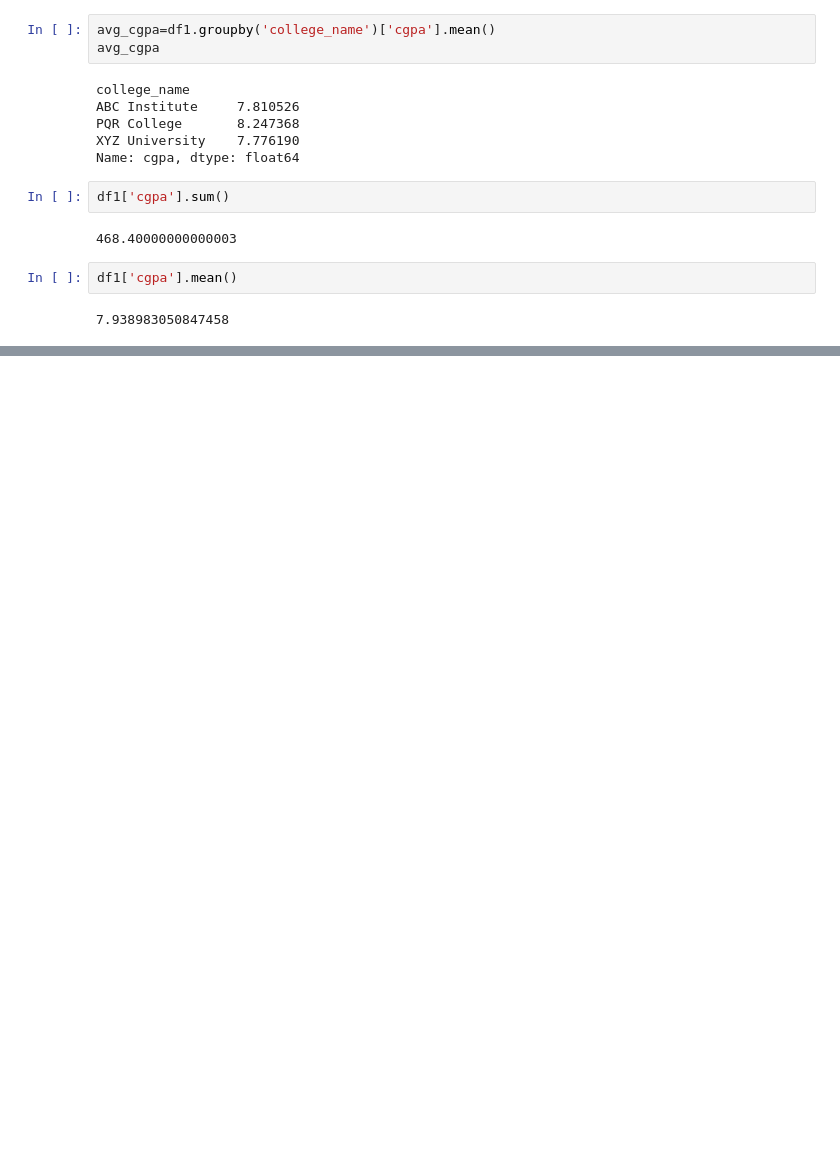
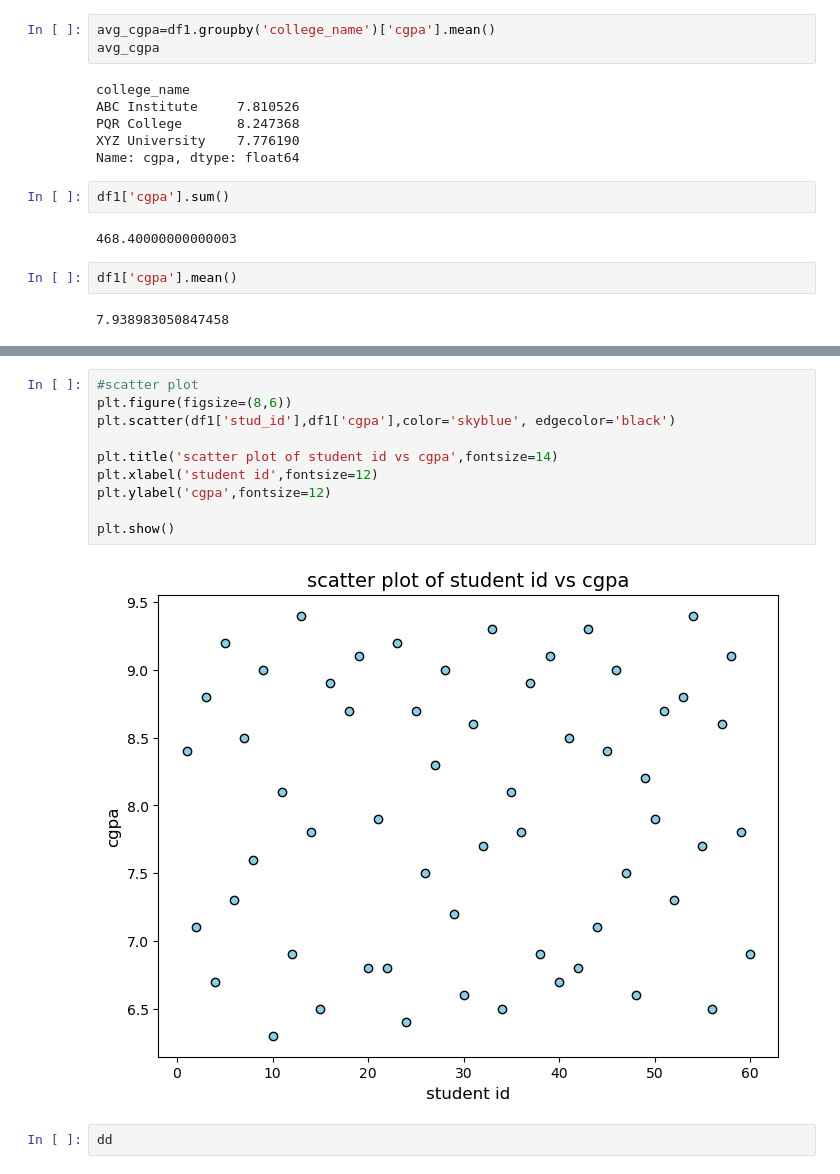
Before and after one commit to sairajh01/mllab, a Jupyter notebook: pandasexamplelab.ipynb, the cells around one changed output, grey strips where cells are left out. Saved outputs shown, nothing was run; the diff lists cells and outputs as text; blank space fills up the shorter version.

```diff
--- a/pandasexamplelab.ipynb
+++ b/pandasexamplelab.ipynb
@@ -390,0 +398,14 @@ plt.show()
+# %%
+#scatter plot
+plt.figure(figsize=(8,6))
+plt.scatter(df1['stud_id'],df1['cgpa'],color='skyblue', edgecolor='black')
+
+plt.title('scatter plot of student id vs cgpa',fontsize=14)
+plt.xlabel('student id',fontsize=12)
+plt.ylabel('cgpa',fontsize=12)
+
+plt.show()
+# %% [output]
+[figure, added]
+# %%
+dd
```
Also changed, not shown: parts of 2 cells of this notebook.
